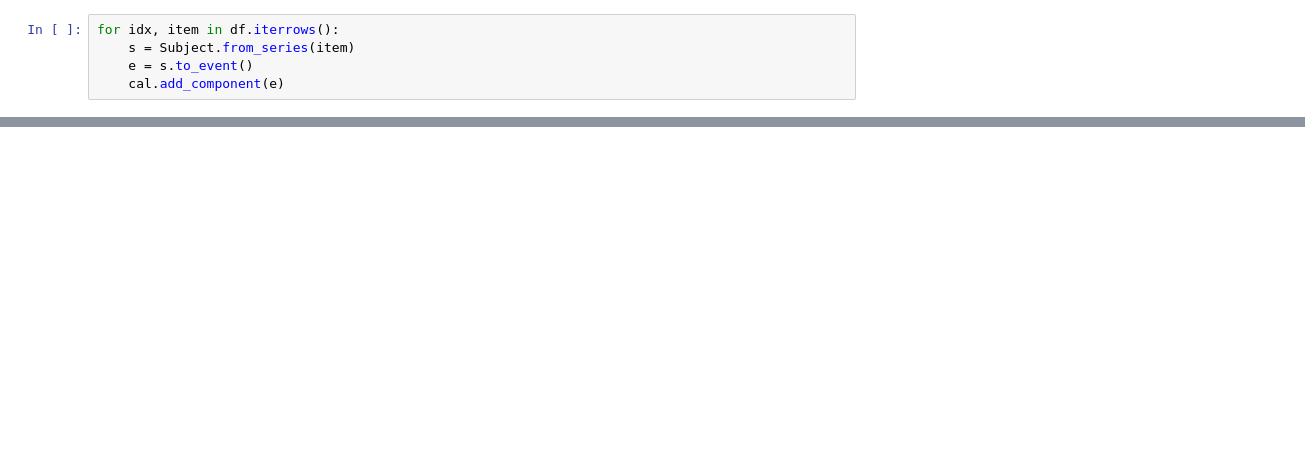
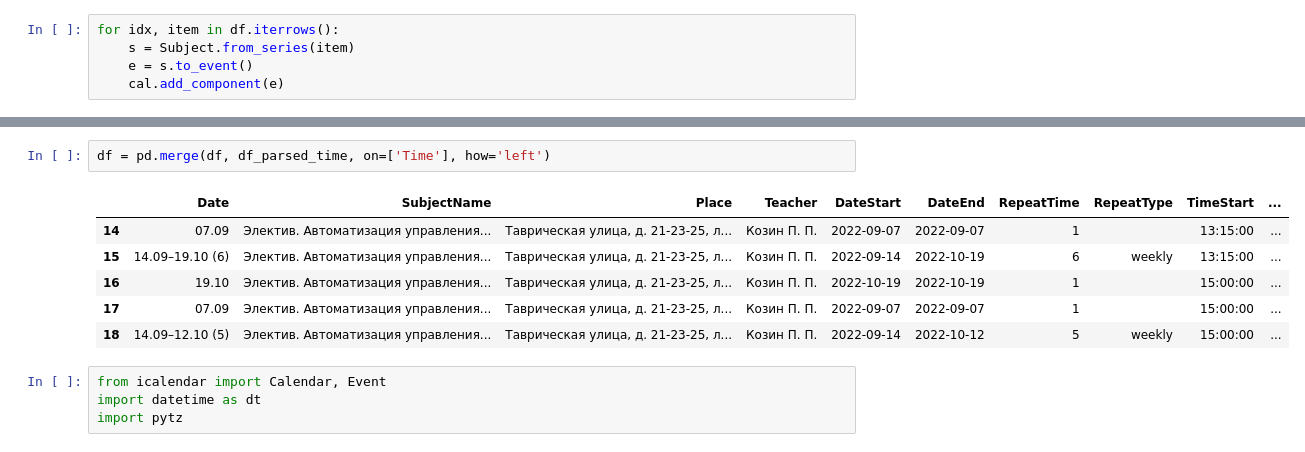
Before and after one commit to Karpovich-alex/spbuScheduleConvertor, a Jupyter notebook: parsing_excel.ipynb, the cells around one changed output, grey strips where cells are left out. Cells and saved outputs as stored; diff of their text form; blank space fills up the shorter version.

```diff
--- a/parsing_excel.ipynb
+++ b/parsing_excel.ipynb
@@ -167,0 +383,13 @@ with open('example_spring.ics', 'wb') as f:
+# %%
+df = pd.merge(df, df_parsed_time, on=['Time'], how='left')
+# %% [output]
+|  | Date | SubjectName | Place | Teacher | DateStart | DateEnd | RepeatTime | RepeatType | TimeStart | ... |
+| 14 | 07.09 | Электив. Автоматизация управления... | Таврическая улица, д. 21-23-25, л... | Козин П. П. | 2022-09-07 | 2022-09-07 | 1 |  | 13:15:00 | ... |
+| 15 | 14.09–19.10 (6) | Электив. Автоматизация управления... | Таврическая улица, д. 21-23-25, л... | Козин П. П. | 2022-09-14 | 2022-10-19 | 6 | weekly | 13:15:00 | ... |
+| 16 | 19.10 | Электив. Автоматизация управления... | Таврическая улица, д. 21-23-25, л... | Козин П. П. | 2022-10-19 | 2022-10-19 | 1 |  | 15:00:00 | ... |
+| 17 | 07.09 | Электив. Автоматизация управления... | Таврическая улица, д. 21-23-25, л... | Козин П. П. | 2022-09-07 | 2022-09-07 | 1 |  | 15:00:00 | ... |
+| 18 | 14.09–12.10 (5) | Электив. Автоматизация управления... | Таврическая улица, д. 21-23-25, л... | Козин П. П. | 2022-09-14 | 2022-10-12 | 5 | weekly | 15:00:00 | ... |
+# %%
+from icalendar import Calendar, Event
+import datetime as dt
+import pytz
```
Also changed, not shown: parts of 48 cells of this notebook, 1 other file.
